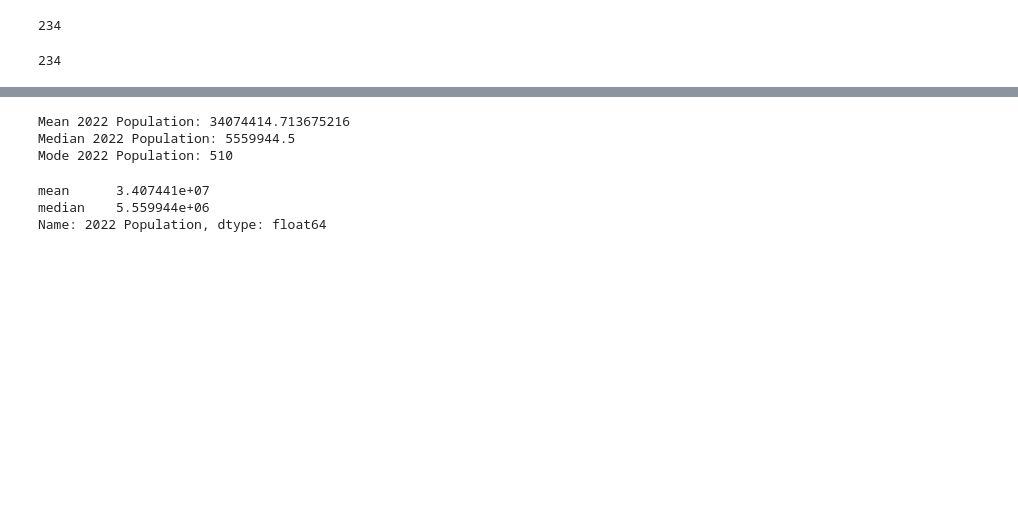
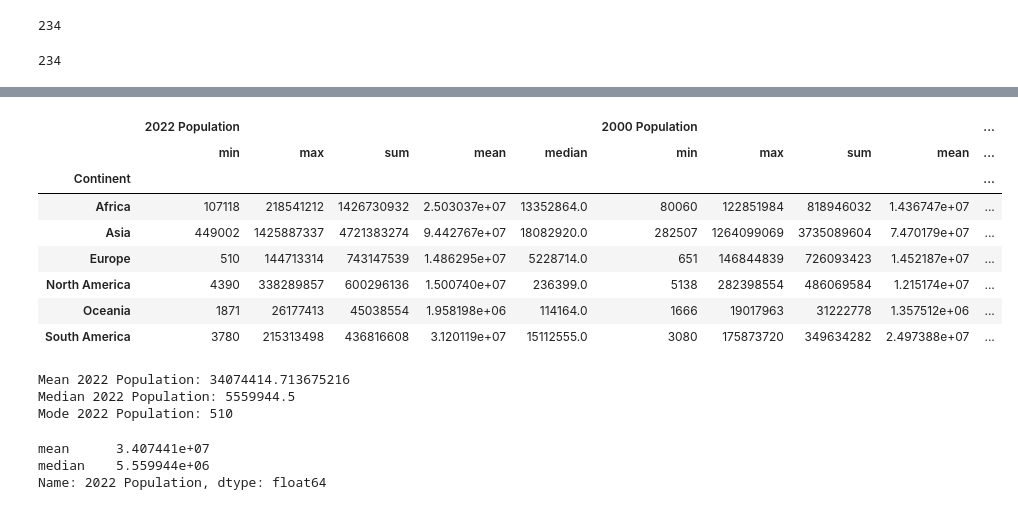
Before and after one commit to marynalysenko/goit_da_6, a Jupyter notebook: module_4_python/lesson_4_pandas_wp.ipynb, the cells around one changed output, grey strips where cells are left out. Saved outputs shown, nothing was run; the diff lists cells and outputs as text; code cells hidden in the pictures; blank space fills up the shorter version.

```diff
--- a/module_4_python/lesson_4_pandas_wp.ipynb
+++ b/module_4_python/lesson_4_pandas_wp.ipynb
@@ -49,5 +149,15 @@ df.groupby("Continent")["Density (per km²)"].describe()
 # %%
-df.groupby("Continent")["2022 Population"].agg(["min", "max", 'sum', 'mean', 'median'])
+df.groupby("Continent")[["2022 Population", '2000 Population']].agg(["min", "max", 'sum', 'mean', 'median'])
+# %% [output]
+|  | 2022 Population |  |  |  |  | 2000 Population |  |  |  | ... |
+|  | min | max | sum | mean | median | min | max | sum | mean | ... |
+| Continent |  |  |  |  |  |  |  |  |  | ... |
+| Africa | 107118 | 218541212 | 1426730932 | 2.503037e+07 | 13352864.0 | 80060 | 122851984 | 818946032 | 1.436747e+07 | ... |
+| Asia | 449002 | 1425887337 | 4721383274 | 9.442767e+07 | 18082920.0 | 282507 | 1264099069 | 3735089604 | 7.470179e+07 | ... |
+| Europe | 510 | 144713314 | 743147539 | 1.486295e+07 | 5228714.0 | 651 | 146844839 | 726093423 | 1.452187e+07 | ... |
+| North America | 4390 | 338289857 | 600296136 | 1.500740e+07 | 236399.0 | 5138 | 282398554 | 486069584 | 1.215174e+07 | ... |
+| Oceania | 1871 | 26177413 | 45038554 | 1.958198e+06 | 114164.0 | 1666 | 19017963 | 31222778 | 1.357512e+06 | ... |
+| South America | 3780 | 215313498 | 436816608 | 3.120119e+07 | 15112555.0 | 3080 | 175873720 | 349634282 | 2.497388e+07 | ... |
 # %%
 # Які значення мір центральної тенденції для 2022 Population?
 
```
Also changed, not shown: parts of 19 cells of this notebook, 6 other files.
